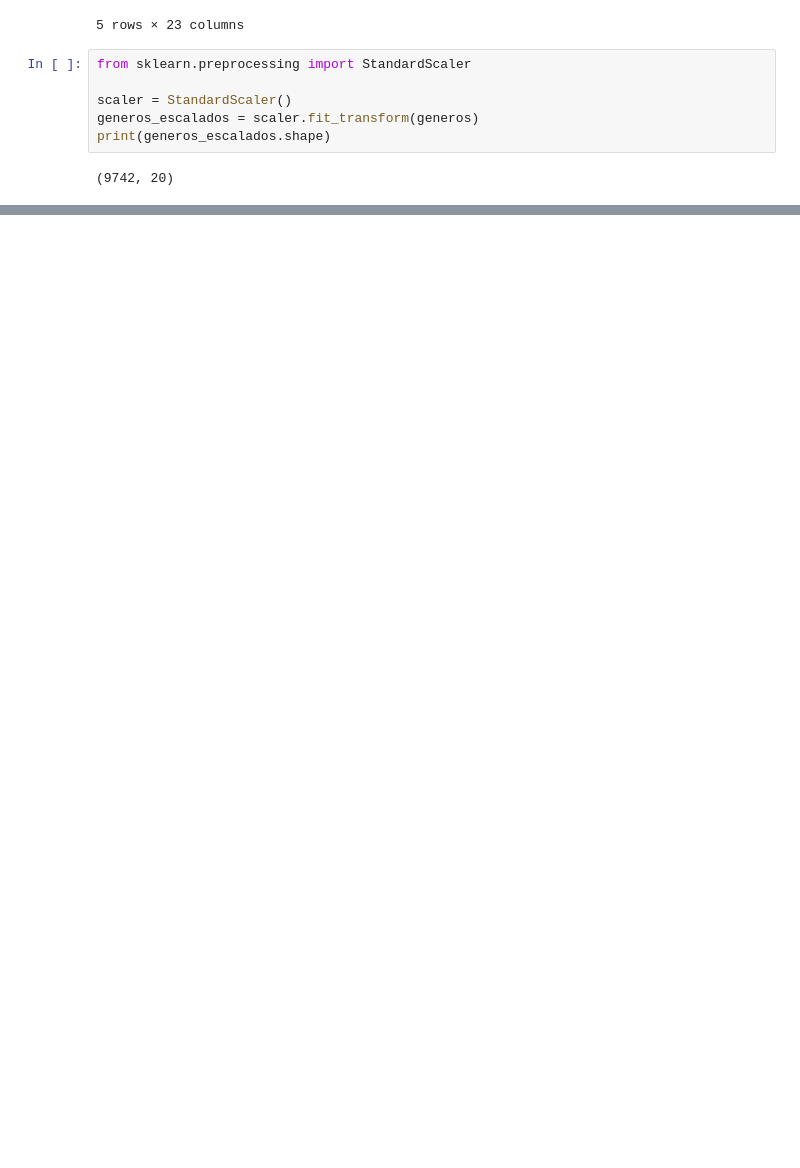
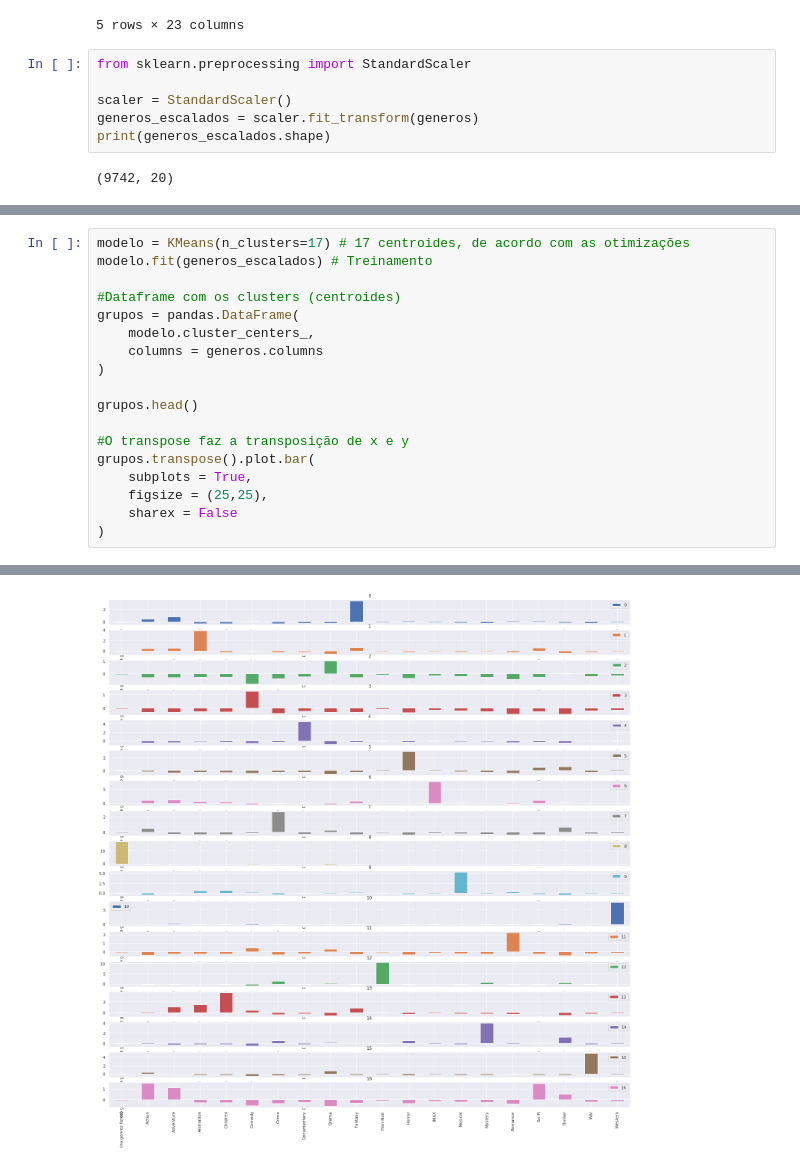
Before and after one commit to ebmm01/machineLearning, a Jupyter notebook: Nao_supervisionado/Classificador.ipynb, the cells around one changed output, grey strips where cells are left out. Saved outputs shown, nothing was run; the diff lists cells and outputs as text; blank space fills up the shorter version.

```diff
--- a/Nao_supervisionado/Classificador.ipynb
+++ b/Nao_supervisionado/Classificador.ipynb
@@ -107,0 +183,19 @@ sns.scatterplot(
+# %%
+modelo = KMeans(n_clusters=17) # 17 centroides, de acordo com as otimizações
+modelo.fit(generos_escalados) # Treinamento
+
+#Dataframe com os clusters (centroides)
+grupos = pandas.DataFrame(
+    modelo.cluster_centers_,
+    columns = generos.columns
+)
+
+grupos.head()
+
+#O transpose faz a transposição de x e y
+grupos.transpose().plot.bar(
+    subplots = True,
+    figsize = (25,25),
+    sharex = False
+)
+# %% [output]
@@ -107,0 +220 @@ sns.scatterplot(
+[figure, added]
```
Also changed, not shown: parts of 10 cells of this notebook.
